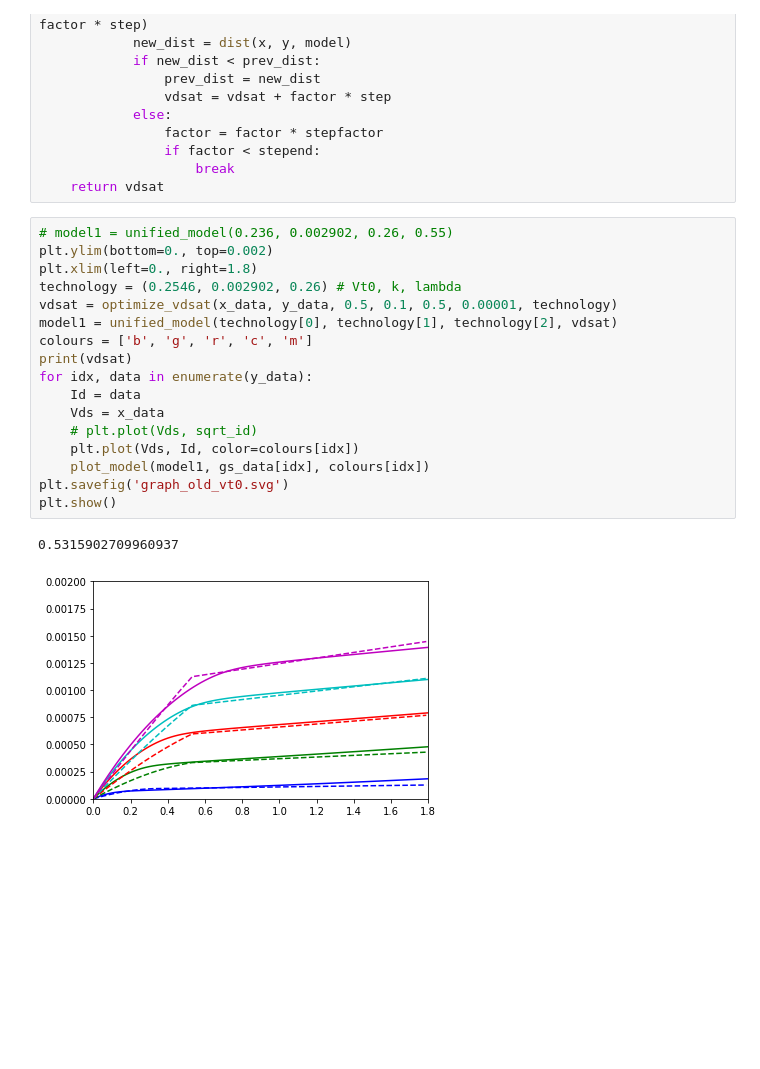
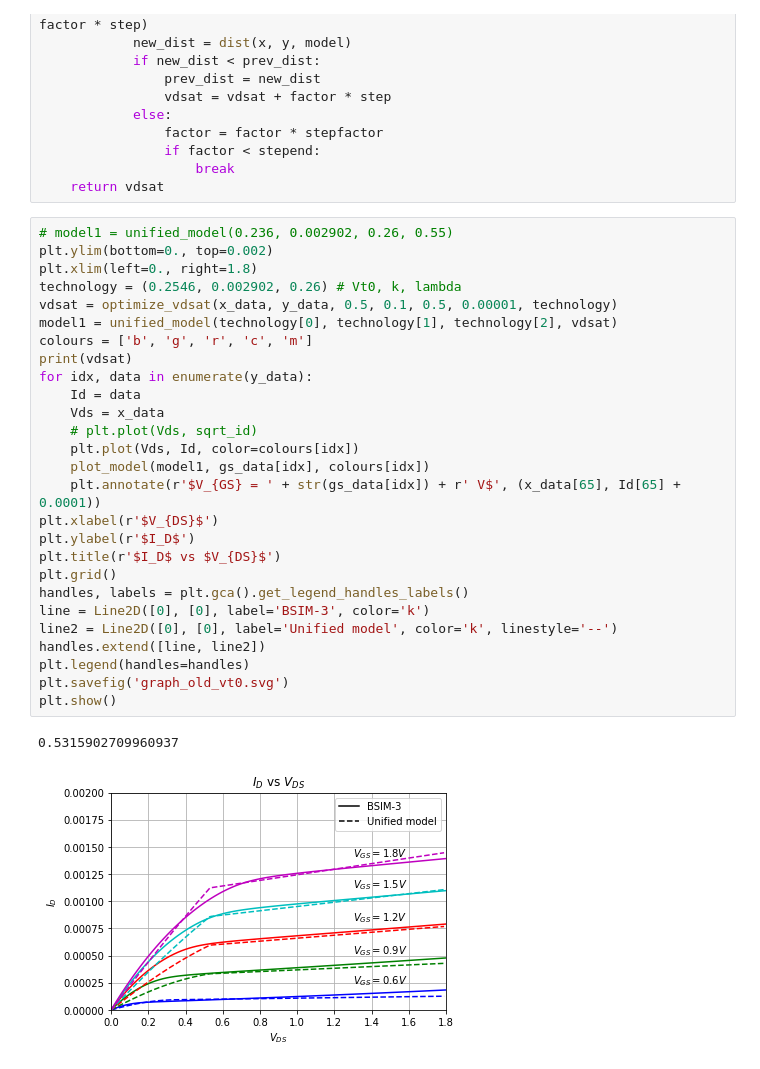
Before and after one commit to jarlb/mosfet_parameter_extraction, a Jupyter notebook: Vdsat/vdsat.ipynb, the cells around one changed output. Cells and saved outputs as stored; diff of their text form; blank space fills up the shorter version.

Commit message:
graph is now fancy

```diff
--- a/Vdsat/vdsat.ipynb
+++ b/Vdsat/vdsat.ipynb
@@ -70,20 +71,30 @@ def optimize_vdsat(x, y, start, step, stepfactor, stepend, technology):
 # %%
 # model1 = unified_model(0.236, 0.002902, 0.26, 0.55)
 plt.ylim(bottom=0., top=0.002)
 plt.xlim(left=0., right=1.8)
 technology = (0.2546, 0.002902, 0.26) # Vt0, k, lambda
 vdsat = optimize_vdsat(x_data, y_data, 0.5, 0.1, 0.5, 0.00001, technology)
 model1 = unified_model(technology[0], technology[1], technology[2], vdsat)
 colours = ['b', 'g', 'r', 'c', 'm']
 print(vdsat)
 for idx, data in enumerate(y_data):
     Id = data
     Vds = x_data
     # plt.plot(Vds, sqrt_id)
     plt.plot(Vds, Id, color=colours[idx])
     plot_model(model1, gs_data[idx], colours[idx])
+    plt.annotate(r'$V_{GS} = ' + str(gs_data[idx]) + r' V$', (x_data[65], Id[65] + 0.0001))
+plt.xlabel(r'$V_{DS}$')
+plt.ylabel(r'$I_D$')
+plt.title(r'$I_D$ vs $V_{DS}$')
+plt.grid()
+handles, labels = plt.gca().get_legend_handles_labels()
+line = Line2D([0], [0], label='BSIM-3', color='k')
+line2 = Line2D([0], [0], label='Unified model', color='k', linestyle='--')
+handles.extend([line, line2])
+plt.legend(handles=handles)
 plt.savefig('graph_old_vt0.svg')
 plt.show()
 # %% [output]
 0.5315902709960937
-[figure, old version]
+[figure, new version]
```
Also changed, not shown: parts of 1 cell of this notebook, 1 other file.
